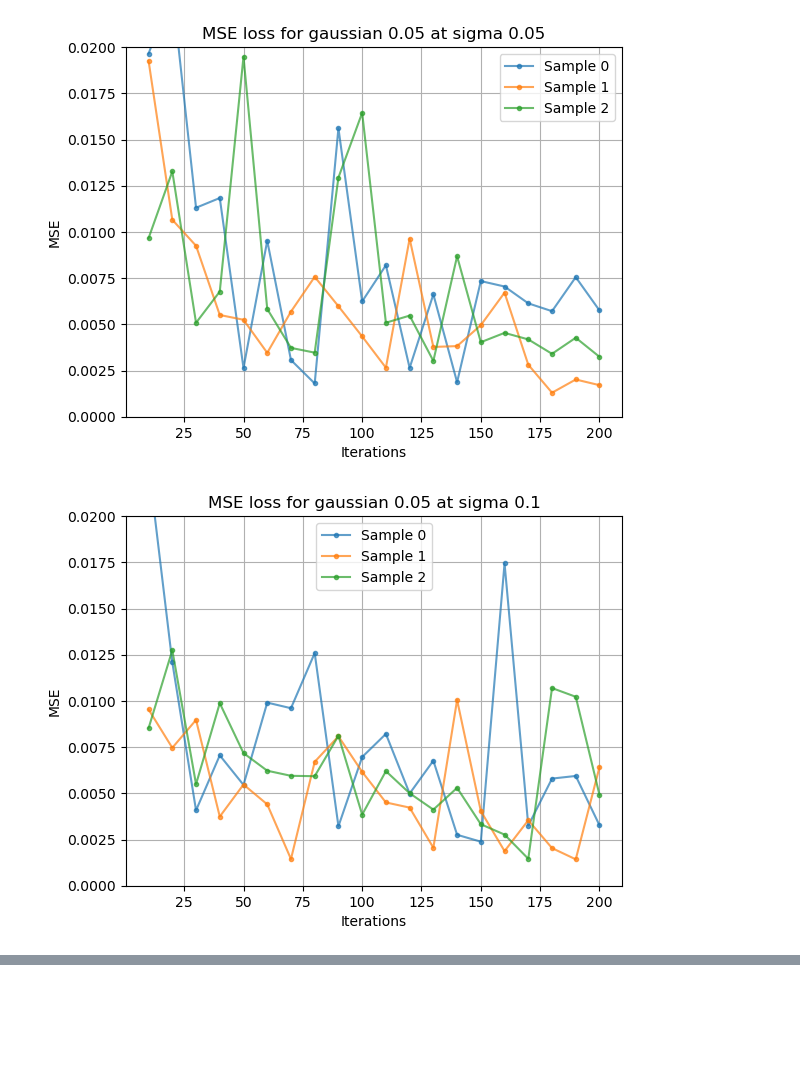
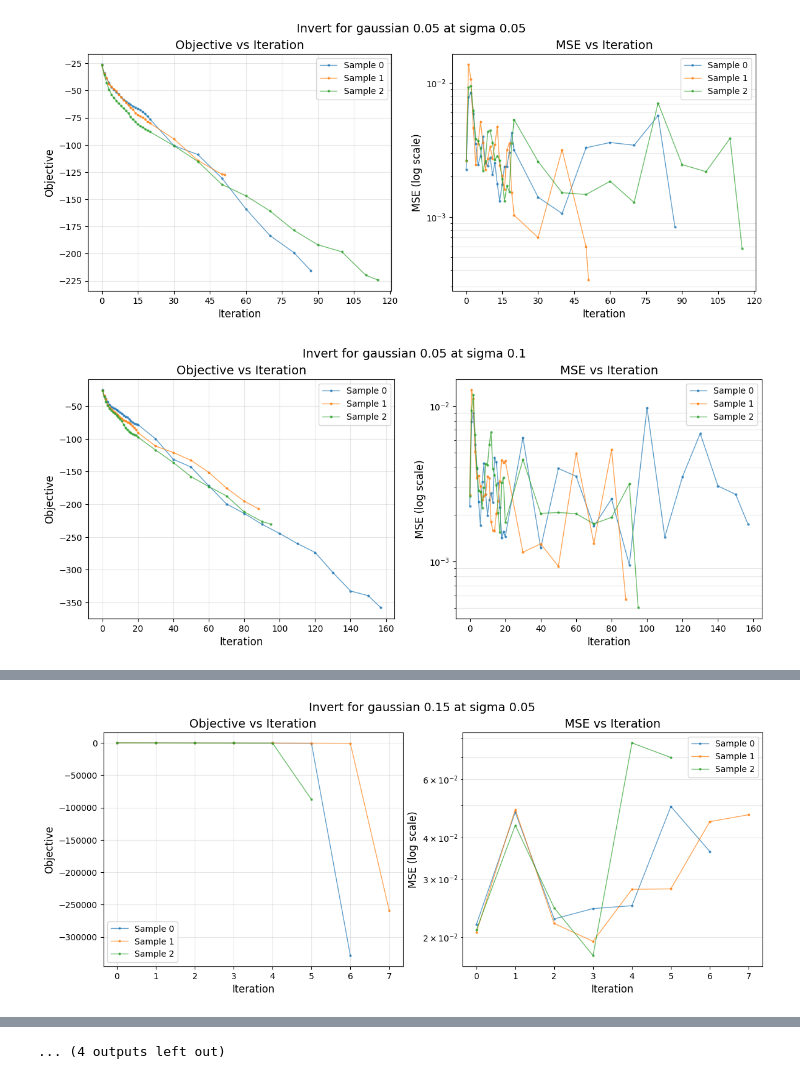
Before and after one commit to break-the-wa11/lpn_mrs, a Jupyter notebook: temp_code/test_inverse.ipynb, the cells around one changed output, grey strips where cells are left out. Drawn from its saved outputs; the diff is of its cells as text; code cells hidden in the pictures; blank space fills up the shorter version.

Commit message:
Update prior and sample visualization

```diff
--- a/temp_code/test_inverse.ipynb
+++ b/temp_code/test_inverse.ipynb
@@ -14,19 +57,10 @@ import matplotlib.pyplot as plt
 # %%
-for g in [0.05, 0.2]:
+for g in [0.05, 0.1, 0.15, 0.2]:
     for sigma in [0.05, 0.10, 0.15, 0.20]:
-        csv_path = f'../savings/lpn_cond_mrs_h_64_k_3_n_(0.05_0.2)/prior/mse_{g}_{sigma:.2f}.csv'
+        csv_path = f'../savings/lpn_cond_mrs_h_64_k_33_n_(0.05_0.2)/prior/mse_{g}_{sigma:.2f}.csv'
         df = pd.read_csv(csv_path)
-        plt.plot(figsize = (14,7))
-        for s in [0,1,2]:
-            sample_df = df[df['sample'] == s]
-            plt.plot(sample_df['iter'], sample_df['mse'], marker='o', markersize=3, alpha=0.7, label=f'Sample {s}')
-        plt.xlabel('Iterations')
-        plt.ylabel('MSE')
-        plt.ylim((0,0.02))
-        plt.legend()
-        plt.title(f'MSE loss for gaussian {g} at sigma {sigma}')
-        plt.grid()
-        plt.show()
+
+        plot_invert(df, g, sigma, n_sample=3)
 # %% [output]
-[figure, old version]
+[figure, new version]
-[figure, old version]
+[figure, new version]
@@ -38,0 +73 @@ for g in [0.05, 0.2]:
+[figure, added]
@@ -39 +77,2 @@ for g in [0.05, 0.2]:
+... (4 outputs left out)
 # %%
```
Also changed, not shown: parts of 4 cells of this notebook.
